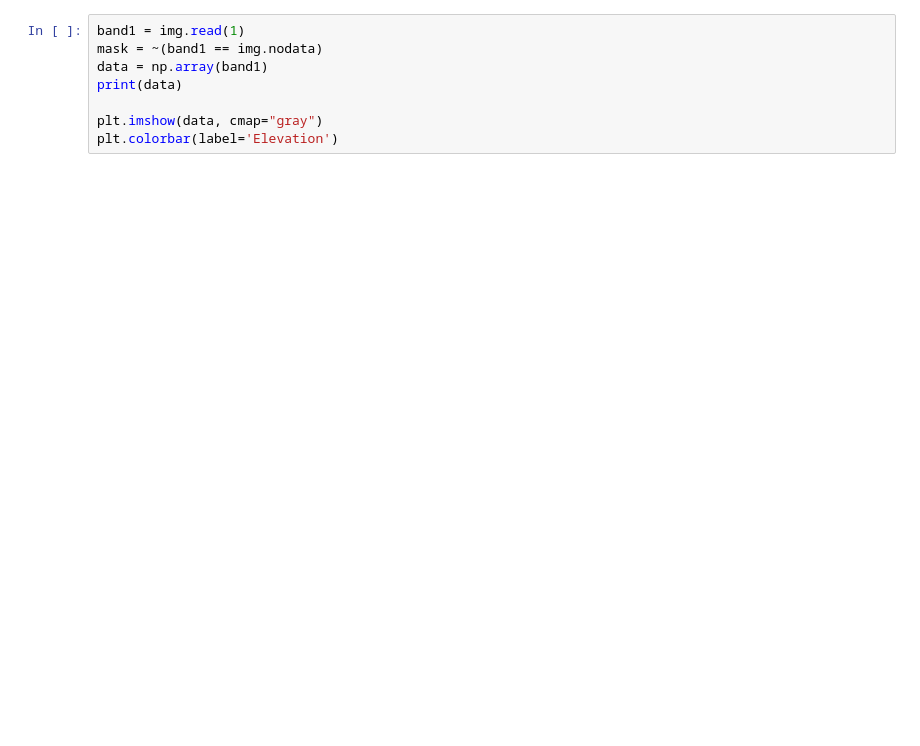
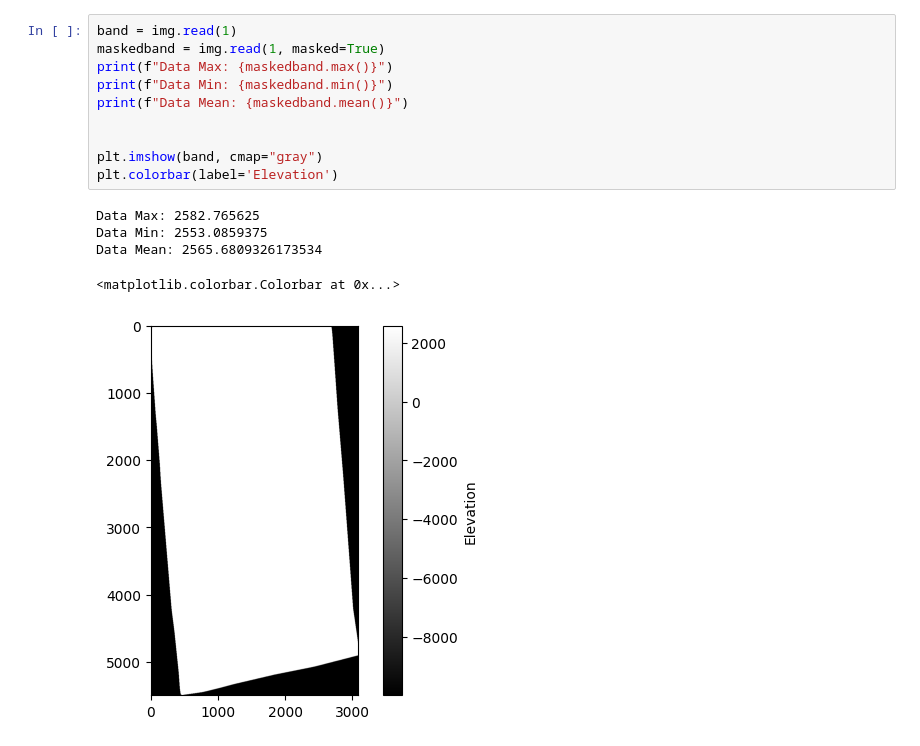
Before and after one commit to Hassoonu/2025-SROP-MSI-Alliance-REU, a Jupyter notebook: raster_work/raster.ipynb, the cells around one changed output. Drawn from its saved outputs; the diff is of its cells as text; blank space fills up the shorter version.

```diff
--- a/raster_work/raster.ipynb
+++ b/raster_work/raster.ipynb
@@ -25,8 +34,16 @@ RasterioIOError: SETSM_s2s041_W2W2_20230406_10300100E36B6F00_10300100E4742A00_2m
 # %%
-band1 = img.read(1)
-mask = ~(band1 == img.nodata)
-data = np.array(band1)
-print(data)
+band = img.read(1)
+maskedband = img.read(1, masked=True)
+print(f"Data Max: {maskedband.max()}")
+print(f"Data Min: {maskedband.min()}")
+print(f"Data Mean: {maskedband.mean()}")
 
-plt.imshow(data, cmap="gray")
+
+plt.imshow(band, cmap="gray")
 plt.colorbar(label='Elevation')
+# %% [output]
+Data Max: 2582.765625
+Data Min: 2553.0859375
+Data Mean: 2565.6809326173534
+<matplotlib.colorbar.Colorbar at 0x...>
+[figure, added]
```
Also changed, not shown: parts of 2 cells of this notebook.
